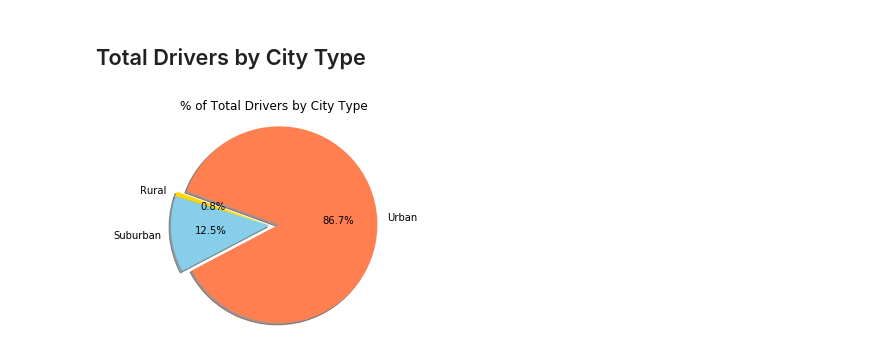
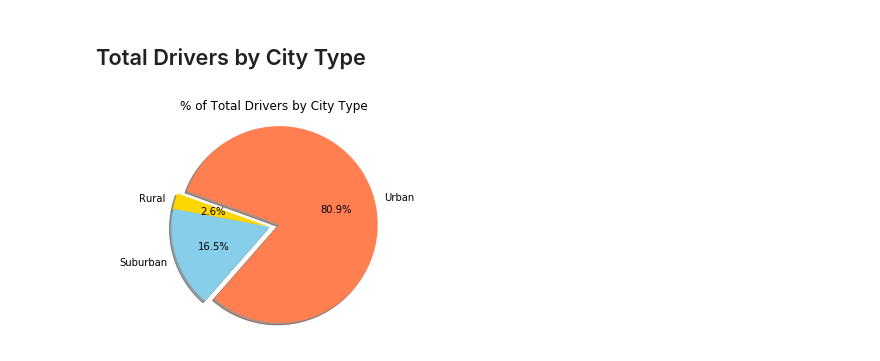
Before and after one commit to aktavern/05-The-Power-of-Plots, a Jupyter notebook: Pyber/pyber_aschenker.ipynb, the cells around one changed output. Saved outputs shown, nothing was run; the diff lists cells and outputs as text; code cells hidden in the pictures.

```diff
--- a/Pyber/pyber_aschenker.ipynb
+++ b/Pyber/pyber_aschenker.ipynb
@@ -33,7 +33,7 @@ merged_data.sort_values("driver_count", ascending=True).head(5)
 # %% [markdown]
 ## Bubble Plot of Ride Sharing Data
 # %%
-# Obtain the x and y coordinates for Urban cities
+# Obtain the x and y coordinates for urban cities
 urban = merged_data.loc[merged_data['type'] == "Urban"]
 urban_city = urban.groupby("city")
 urban_rides = urban_city["ride_id"].count()
@@ -55,9 +55,12 @@ rural_fare = rural_city["fare"].mean()
 rural_size = rural_city["driver_count"].sum()
 
 # Build the scatter plots for each city types
-Urban = plt.scatter(urban_rides,urban_fare,alpha=0.7,s=urban_size*.3,c="coral",edgecolor='black',label="Urban")
-Suburban = plt.scatter(sub_rides,sub_fare,alpha=0.7,s=sub_size*.5,c="skyblue",edgecolor='black',label="Suburban")
-Rural = plt.scatter(rural_rides,rural_fare,alpha=0.5,s=rural_size*2,c="gold",edgecolor='black',label="Rural")
+Urban = plt.scatter(urban_rides,urban_fare,alpha=0.7,s=urban_size*.3,
+                    c="coral",edgecolor='black',label="Urban")
+Suburban = plt.scatter(sub_rides,sub_fare,alpha=0.7,s=sub_size*.5,
+                    c="skyblue",edgecolor='black',label="Suburban")
+Rural = plt.scatter(rural_rides,rural_fare,alpha=0.5,s=rural_size*2,
+                    c="gold",edgecolor='black',label="Rural")
 
 # Incorporate the other graph properties
 plt.xlabel("Total Number of Rides (Per City)")
@@ -66,11 +69,11 @@ plt.title("Pyber Ride Sharing Data (2016)")
 plt.grid()
 
 # Create a legend
-plt.rcParams["legend.markerscale"] = 0.5
 legend = plt.legend(handles=[Urban,Suburban,Rural],title="City Types")
 
 # Incorporate a text label regarding circle size
-plt.text(42,35,'Note:\nCircle size correlates with driver count per city.',fontsize=11)
+plt.text(42,35,'Note:\nCircle size correlates with driver count per city.',
+         fontsize=11)
 
 # Save Figure
 plt.savefig("data/ride_sharing_data.png")
@@ -122,20 +125,43 @@ plt.show()
 [figure]
 # %% [markdown]
 ## Total Drivers by City Type
-# %%
-# Calculate Driver Percents
-total_drivers = type_grouped["driver_count"].sum()
-
-# Build Pie Charts
-plt.pie(total_drivers,explode=explode,labels=labels,
-        colors=colors,autopct="%1.1f%%",shadow=True,startangle=160)
-plt.axis("equal")
-plt.title("% of Total Drivers by City Type")
-
-# Save Figure
-plt.savefig("data/total_drivers_by_city_type.png")
-
-# Show Figure
-plt.show()
-# %% [output]
-[figure, removed]
+# %%
+#create variables to store counts by city type
+rural_count = 0
+suburban_count = 0
+urban_count = 0
+
+#iterate through rows in merged_data to count the unique values by city
+#and city type
+row_iterator = merged_data.iterrows()
+last = next(row_iterator)
+for i,row in row_iterator:
+    if row[0] != last[0]:
+        if row[2] == "Rural":
+            rural_count += row[1]
+        if row[2] == "Suburban":
+            suburban_count += row[1]
+        if row[2] == "Urban":
+            urban_count += row[1]
+    last = row
+
+#calculate percentages
+total = (urban_count+suburban_count+rural_count)
+rural_count = (rural_count/total)*100
+suburban_count = (suburban_count/total)*100
+urban_count = (urban_count/total)*100
+
+#plot
+data = [rural_count,suburban_count,urban_count]
+plt.pie(data,explode=explode,labels=labels,
+        colors=colors,autopct="%1.1f%%",shadow=True,startangle=160)
+plt.axis("equal")
+plt.title("% of Total Drivers by City Type")
+
+# Save Figure
+plt.savefig("data/total_drivers_by_city_type.png")
+
+# Show Figure
+plt.show()
+# %% [output]
+[figure, added]
```
Also changed, not shown: parts of 1 cell of this notebook, 1 other file.
